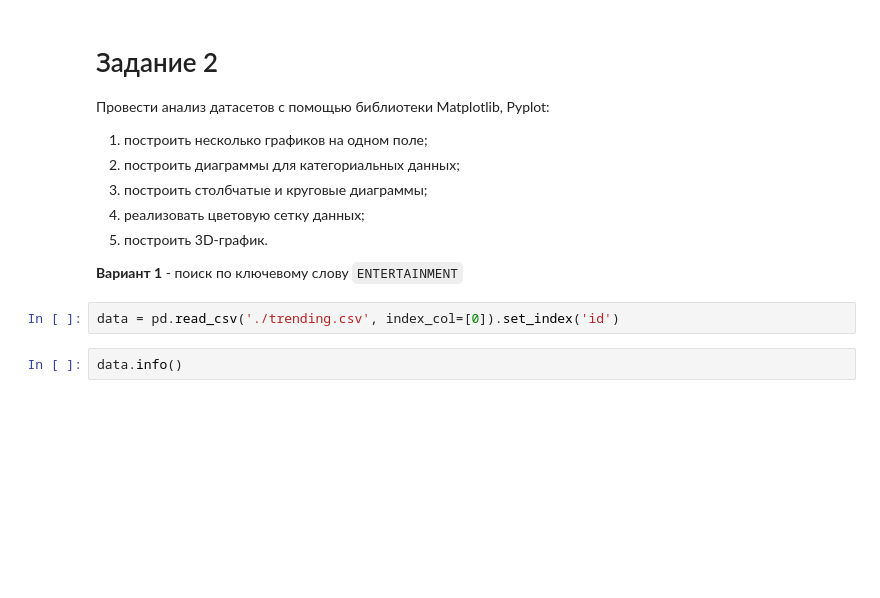
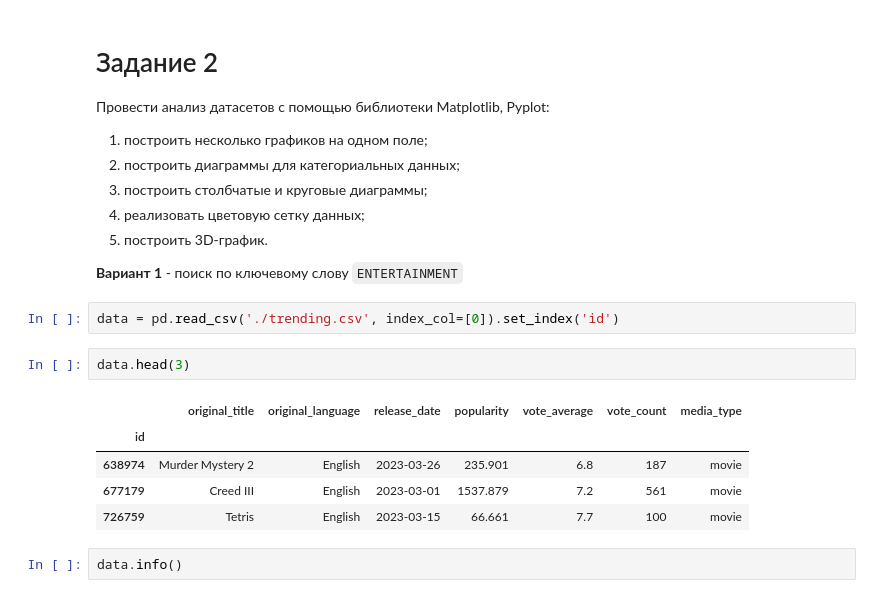
Before and after one commit to alexeevkv/Exersice2, a Jupyter notebook: exercise_2.ipynb, the cells around one changed output. Saved outputs shown, nothing was run; the diff lists cells and outputs as text; blank space fills up the shorter version.

```diff
--- a/exercise_2.ipynb
+++ b/exercise_2.ipynb
@@ -102,6 +103,14 @@ Matplotlib, Pyplot:
 **Вариант 1** - поиск по ключевому слову `ENTERTAINMENT`
 # %%
 data = pd.read_csv('./trending.csv', index_col=[0]).set_index('id')
+# %%
+data.head(3)
+# %% [output]
+|  | original_title | original_language | release_date | popularity | vote_average | vote_count | media_type |
+| id |  |  |  |  |  |  |  |
+| 638974 | Murder Mystery 2 | English | 2023-03-26 | 235.901 | 6.8 | 187 | movie |
+| 677179 | Creed III | English | 2023-03-01 | 1537.879 | 7.2 | 561 | movie |
+| 726759 | Tetris | English | 2023-03-15 | 66.661 | 7.7 | 100 | movie |
 # %%
 data.info()
 # %% [output]
```
Also changed, not shown: parts of 5 cells of this notebook.
